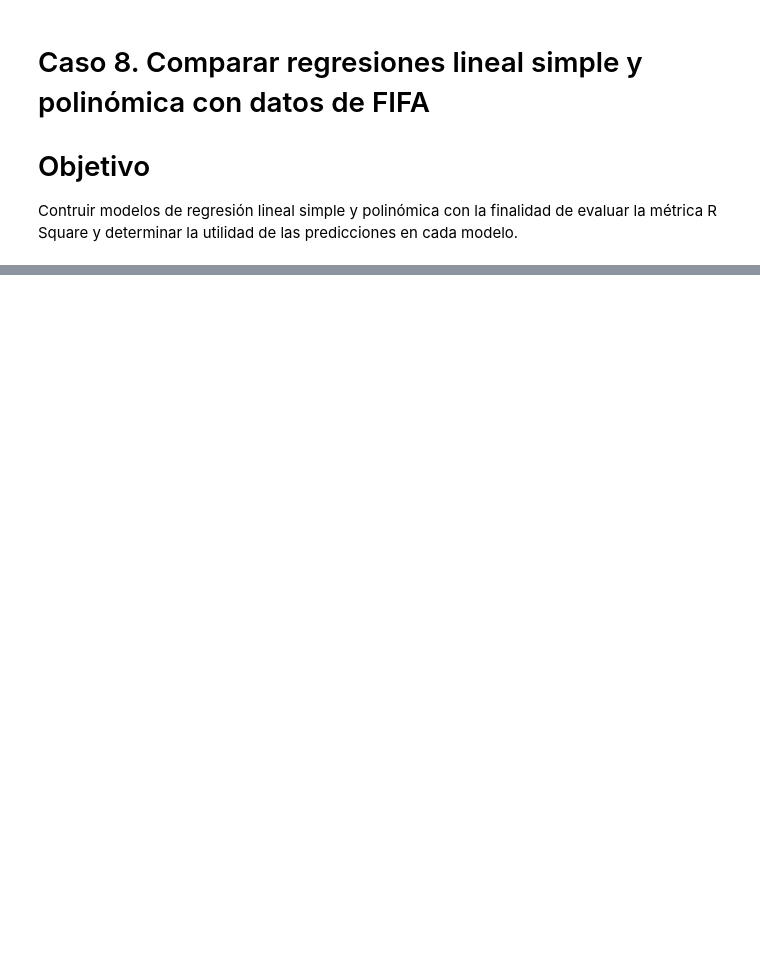
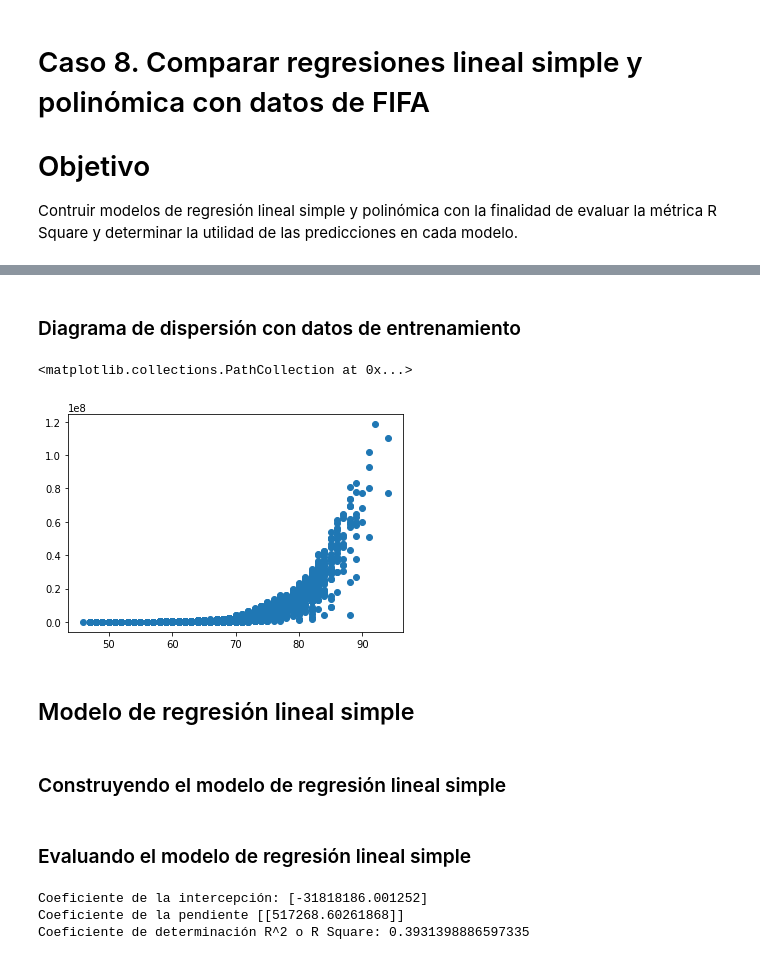
Before and after one commit to rpizarrog/Analisis-Inteligente-de-datos, a Jupyter notebook: bloc de notas/Caso_8_Comparar_regresión_lineal_simple_y_polinomica_con_datos_FIFA.ipynb, the cells around one changed output, grey strips where cells are left out. Drawn from its saved outputs; the diff is of its cells as text; code cells hidden in the pictures; blank space fills up the shorter version.

```diff
--- a/bloc de notas/Caso_8_Comparar_regresión_lineal_simple_y_polinomica_con_datos_FIFA.ipynb
+++ b/bloc de notas/Caso_8_Comparar_regresión_lineal_simple_y_polinomica_con_datos_FIFA.ipynb
@@ -27,0 +107,12 @@ Contruir modelos de regresión lineal simple y polinómica con la finalidad de e
+# %%
+Overall = datos['Overall']
+Valor = datos['Valor']
+
+
+entrena_Overall, valida_Overall, entrena_Valor, valida_Valor = train_test_split(
+                                        Overall.values.reshape(-1,1),
+                                        Valor.values.reshape(-1,1),
+                                        train_size   = 0.8,
+                                        random_state = 2021,
+                                        shuffle      = True
+                                    )
@@ -27,0 +121,4 @@ Contruir modelos de regresión lineal simple y polinómica con la finalidad de e
+# %%
+entrenamiento = pd.DataFrame(np.concatenate((entrena_Overall, entrena_Valor), axis=1))
+entrenamiento.columns = ['Overall', 'Valor']
+entrenamiento
@@ -27,0 +159,13 @@ Contruir modelos de regresión lineal simple y polinómica con la finalidad de e
+# %% [markdown]
+### Diagrama de dispersión con datos de entrenamiento
+# %%
+x = entrenamiento['Overall'].values.reshape(-1, 1) # Variable independiente
+y = entrenamiento['Valor'].values.reshape(-1, 1) # Variable dependiente
+plt.scatter(x,y)
+# %% [output]
+<matplotlib.collections.PathCollection at 0x...>
+[figure, added]
+# %% [markdown]
+## Modelo de regresión lineal simple
+# %% [markdown]
+### Construyendo el modelo de regresión lineal simple
@@ -27,0 +177,10 @@ Contruir modelos de regresión lineal simple y polinómica con la finalidad de e
+# %% [markdown]
+### Evaluando el modelo de regresión lineal simple
+# %%
+print("Coeficiente de la intercepción:", modelo_lin.intercept_)
+print("Coeficiente de la pendiente", modelo_lin.coef_)
+print("Coeficiente de determinación R^2 o R Square:", modelo_lin.score(X = entrena_Overall, y = entrena_Valor))
+# %% [output]
+Coeficiente de la intercepción: [-31818186.001252]
+Coeficiente de la pendiente [[517268.60261868]]
+Coeficiente de determinación R^2 o R Square: 0.3931398886597335
```
Also changed, not shown: parts of 26 cells of this notebook.
